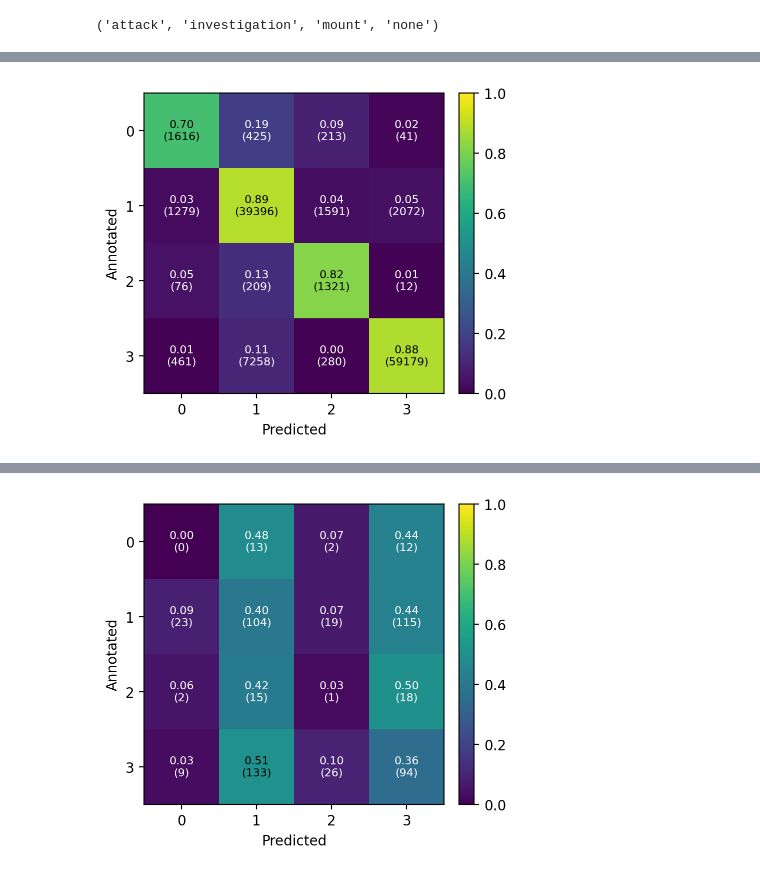
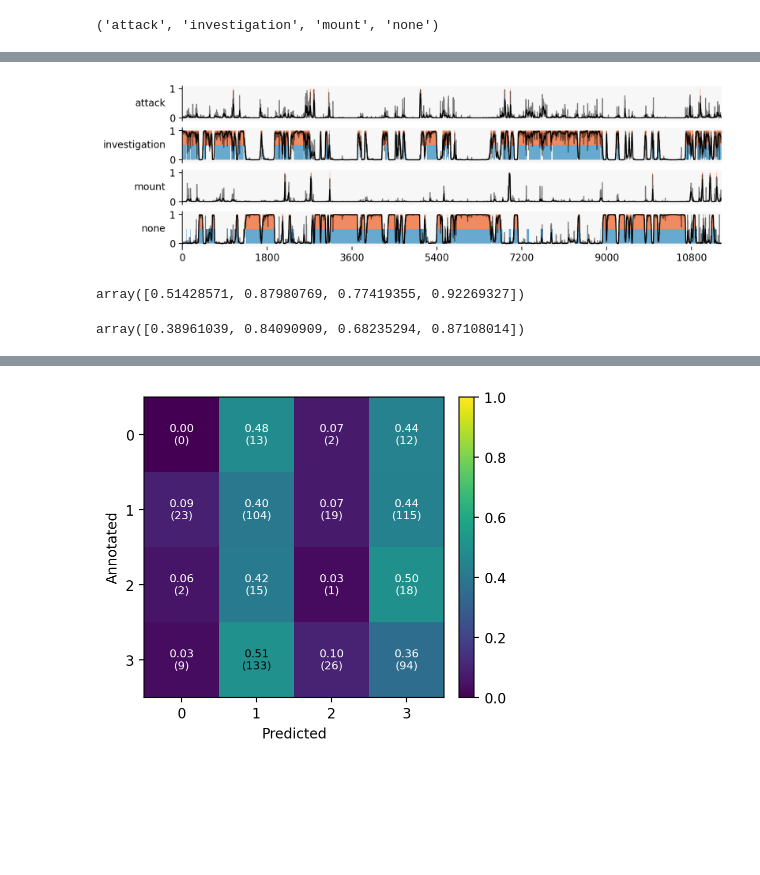
Before and after one commit to pnuehrenberg/vassi, a Jupyter notebook: examples/classification.ipynb, the cells around one changed output, grey strips where cells are left out. Cells and saved outputs as stored; diff of their text form; code cells hidden in the pictures; blank space fills up the shorter version.

Commit message:
results as dataclasses (multiple levels: dataset, group, sampleable)

```diff
--- a/examples/classification.ipynb
+++ b/examples/classification.ipynb
@@ -110,7 +79,37 @@ array([[0.        , 0.50134771, 0.35897436, 0.53424658],
 # %%
-plot_confusion_matrix(
-    dataset_classification_result.y_numeric,
-    dataset_classification_result.y_pred_numeric,
-)
+dataset_classification_result = classify_dataset(
+        xgbc,
+        fold_dataset_holdout,
+        extractor,
+        pipeline=KNNImputer(),
+    )
+
+for idx, median_filter_window in enumerate(np.arange(3, 91, 2)):
+    dataset_classification_result.smooth([lambda arr: medfilt(arr, median_filter_window)])
+
+    fig, axes = plt.subplots(1, 3, figsize=(15, 4))
+
+    plot_confusion_matrix(
+        dataset_classification_result.y_true_numeric,
+        dataset_classification_result.y_pred_numeric,
+        ax=axes[0],
+    )
+
+    plot_confusion_matrix(
+        dataset_train.encode(dataset_classification_result.annotations["category"].to_numpy()),
+        dataset_train.encode(dataset_classification_result.annotations["predicted_category"].to_numpy()),
+        ax=axes[1],
+    )
+
+    plot_confusion_matrix(
+        dataset_train.encode(dataset_classification_result.predictions["true_category"].to_numpy()),
+        dataset_train.encode(dataset_classification_result.predictions["category"].to_numpy()),
+        ax=axes[2],
+    )
+
+    axes[0].set_title("Per frame")
+    axes[1].set_title("Per annotation")
+    axes[2].set_title("Per prediction")
+    fig.subplots_adjust(wspace=0.4)
+    fig.savefig(f"figures/validation_{idx:02d}.png")
+    plt.close(fig)
-# %% [output]
-[figure, removed]
@@ -117,3 +118,40 @@ plot_confusion_matrix(
+# %%
+classification_results = dataset_classification_result.classification_results[68].classification_results[('resident', 'intruder')]
+
+plot_classification_timeline(
+    classification_results.predictions,
+    classification_results.categories,
+    annotations=classification_results.annotations,
+    interval=(-np.inf, np.inf),
+    y_proba=classification_results.y_proba,
+    y_proba_smoothed=classification_results.y_proba_smoothed,
+    x_tick_step=(60 * 30),
+    # x_tick_conversion=lambda ticks: [int(tick / (30 * 60)) for tick in ticks],
+)
+# %% [output]
+[figure, added]
+# %%
+from sklearn.metrics import f1_score
+
+f1_score(
+    dataset_train.encode(dataset_classification_result.predictions["true_category"].to_numpy()),
+    dataset_train.encode(dataset_classification_result.predictions["category"].to_numpy()),
+    labels=range(len(dataset_train.categories)),
+    average=None,
+)
+# %% [output]
+array([0.51428571, 0.87980769, 0.77419355, 0.92269327])
+# %%
+from sklearn.metrics import f1_score
+
+f1_score(
+    dataset_train.encode(dataset_classification_result.predictions["true_category"].to_numpy()),
+    dataset_train.encode(dataset_classification_result.predictions["category"].to_numpy()),
+    labels=range(len(dataset_train.categories)),
+    average=None,
+)
+# %% [output]
+array([0.38961039, 0.84090909, 0.68235294, 0.87108014])
 # %%
 from sklearn.metrics import f1_score
 
```
Also changed, not shown: parts of 6 cells of this notebook, 3 other files.
